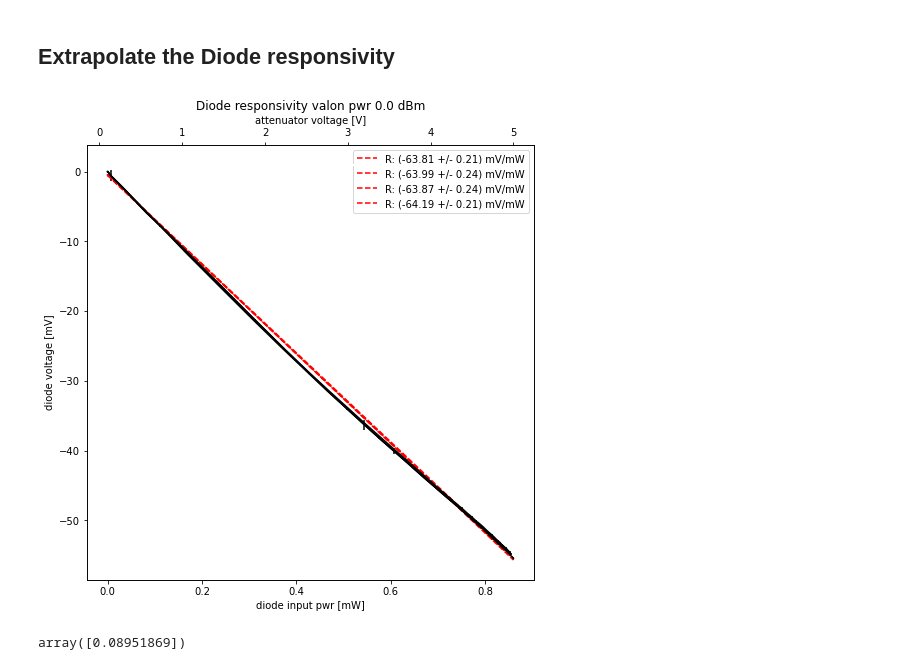
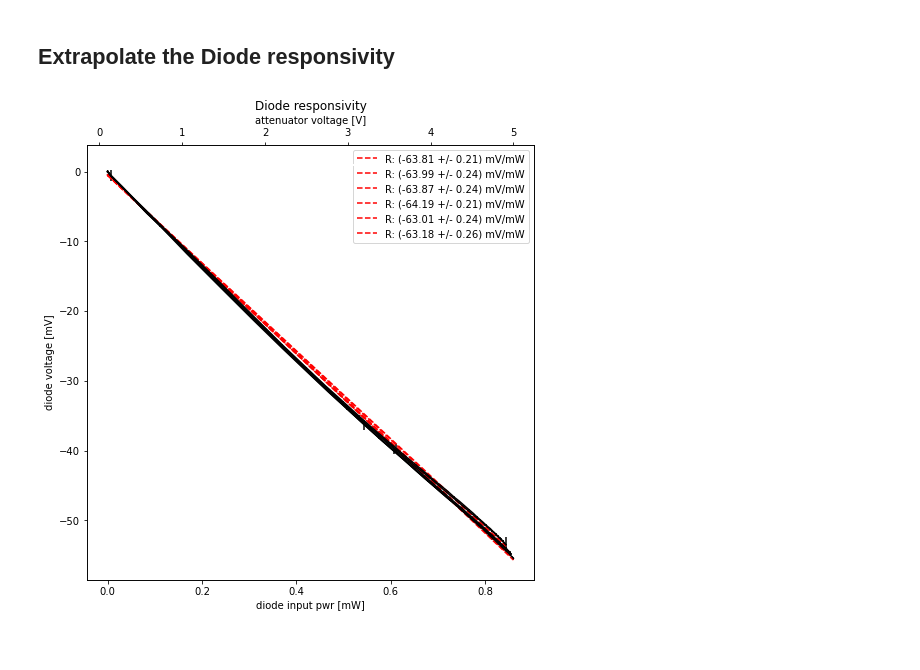
Before and after one commit to POLOCALC/lab_test_scripts, a Jupyter notebook: diode_responsivity/Data_visual.ipynb, the cells around one changed output. Drawn from its saved outputs; the diff is of its cells as text; code cells hidden in the pictures.

Commit message:
responsivity distribution and pwr comparison

```diff
--- a/diode_responsivity/Data_visual.ipynb
+++ b/diode_responsivity/Data_visual.ipynb
@@ -14,7 +14,7 @@ def dBm_to_mW(pwr_dBm):
 ## Power Stabilization
 # %%
 path = "C:/Users/Ludovico/Desktop/unimib/PhD/Lab tests/Diode responsivity/HP diode 90 GHz/93GHz/"
-folder_name = glob.glob(path + "*GHz_hp")
+folder_name = glob.glob(path + "*93GHz_hp")
 # %%
 folder_name
 # %% [output]
@@ -282 +281,29 @@ ax.legend()
 [figure]
+# %%
+ref_pwr = avg_pwr_dBm[valon_idx]
+
+pwr_diff_dB = np.zeros(N_folders,dtype=object)
+
+for i in range(N_folders):
+    if(len(avg_pwr_dBm[i])>len(ref_pwr)):
+        new_pwr_to_compare = avg_pwr_dBm[i][2:]
+        pwr_diff_dB[i] = ref_pwr - new_pwr_to_compare
+    else:
+        pwr_diff_dB[i] = ref_pwr - avg_pwr_dBm[i]
+# %%
+fig,ax = plt.subplots(nrows=N_folders,ncols=1,figsize=(20,8*(N_folders-1)))
+
+for i in range(N_folders):
+    if(len(avg_pwr_dBm[i])>len(ref_pwr)):
+        ax[i].plot(att_tens[i][2:],pwr_diff_dB[i],color='black')
+        ax[i].scatter(1.5,pwr_diff_dB[i][att_tens[i][2:]==1.5],marker='D',color='red',label='Voltage used in Dec campaign')
+    else:
+        ax[i].plot(att_tens[i],pwr_diff_dB[i],color='black')
+        ax[i].scatter(1.5,pwr_diff_dB[i][att_tens[i]==1.5],marker='D',color='red',label='Voltage used in Dec campaign')
+
+    ax[i].axvline(inv_interp_dBm[valon_idx](desired_out_pwr_dBm),ls='--',color='green',label='Needed attenuation: %.2f V'%inv_interp_dBm[valon_idx](desired_out_pwr_dBm))
+
+    ax[i].set_xlabel('Attenuator tension [V]')
+    ax[i].set_ylabel('pwr diff [dB]')
+    ax[i].set_title(f'Valon output pwr: {valon_pwr[i]}')
+    ax[i].legend()
@@ -288,36 +317,38 @@ def line(x,m,q):
 # %%
 # interpolate a line:
 
 init_params = [60,0]
 
 fig = plt.figure(figsize=(8,8))
 
 ax1 = fig.add_subplot(111)
 ax2 = ax1.twiny()
 
+responsivity = np.zeros(N_folders,dtype=object)
+err_respons = np.zeros(N_folders,dtype=object)
+
 for i in range(N_folders):
 
     popt,pcov = scipy.optimize.curve_fit(line,diode_input_pwr[i],med_adc[i],init_params)
+
+    responsivity[i] = popt[0]
+    err_respons[i] = np.sqrt(pcov[0,0])
 
     # plot the responsivity:
     #ax1.plot(diode_input_pwr[i],med_adc[i],color='black')
     ax1.errorbar(diode_input_pwr[i],med_adc[i],yerr=delta_adc[i],color='black')
     ax1.set_xlabel('diode input pwr [mW]')
     ax1.set_ylabel('diode voltage [mV]')
-    ax1.set_title(f'Diode responsivity valon pwr {valon_pwr[i]} dBm')
+    #ax1.set_title(f'Diode responsivity valon pwr {valon_pwr[i]} dBm')
 
     ax2.plot(att_tens[i],np.ones(len(att_tens[i])),color='white')
     ax2.set_xlabel('attenuator voltage [V]')
 
     ax1.plot(diode_input_pwr[i],line(diode_input_pwr[i],*popt),color='red',ls='--',label=r'R: (%.2f +/- %.2f) mV/mW'%(popt[0],np.sqrt(pcov[0,0])))
 ax1.legend()
-
+ax1.set_title('Diode responsivity')
 plt.savefig(path+'/diode_responsivity.jpg',format='jpg')
 
 plt.show()
 # %% [output]
-[figure, old version]
+[figure, new version]
-# %%
-dB_pwr_diff[att_tens[2]==1.3]
-# %% [output]
-array([0.08951869])
```
Also changed, not shown: parts of 11 cells of this notebook.
